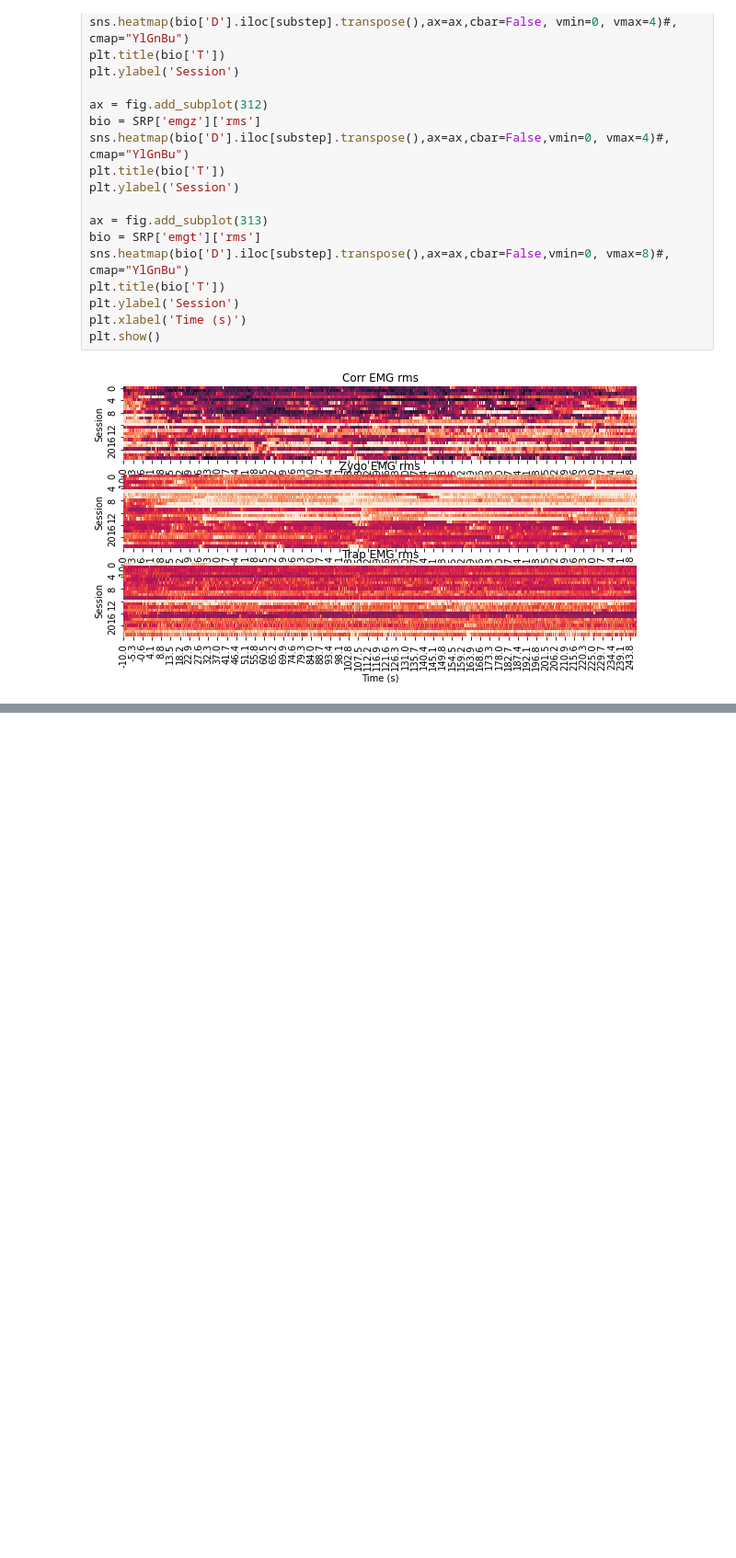
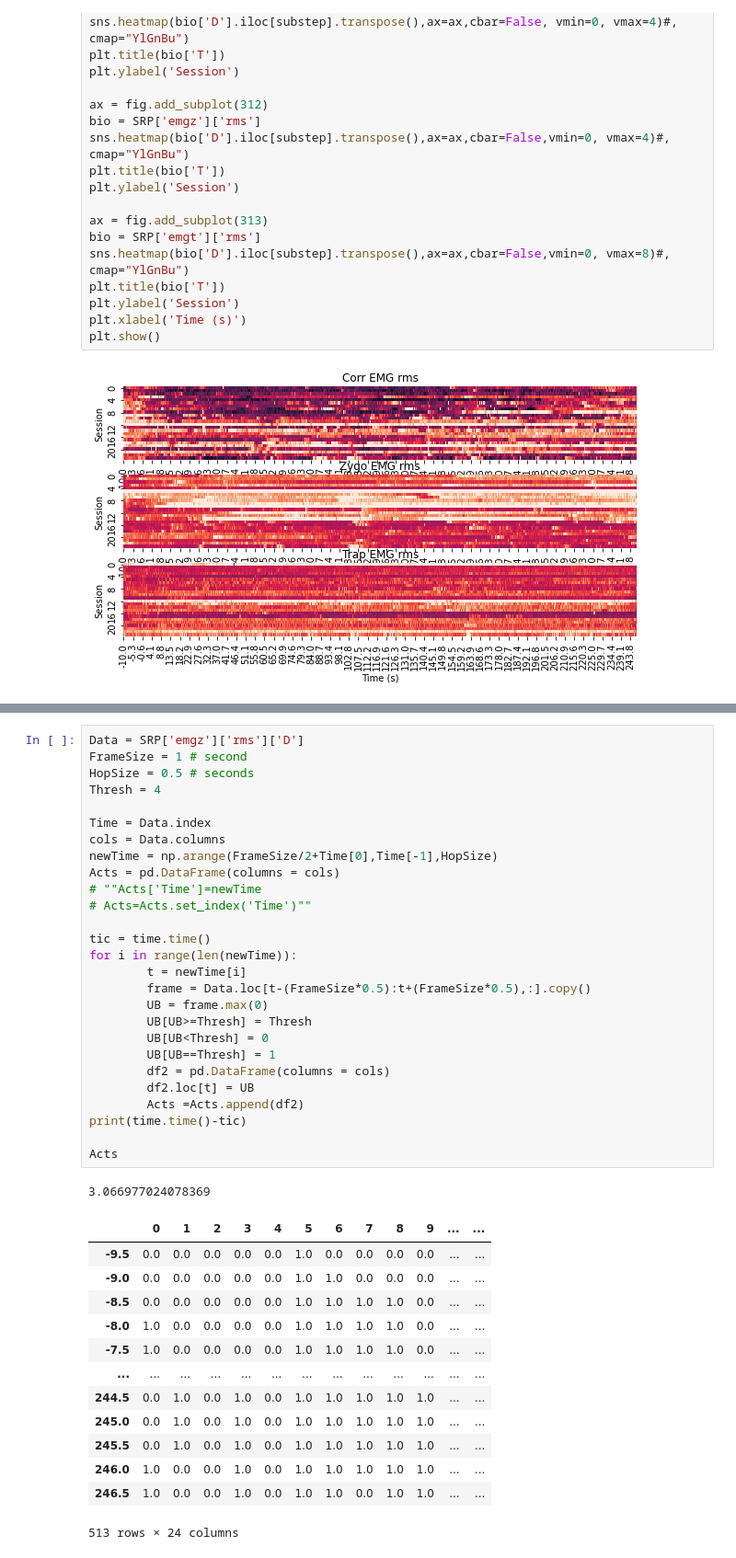
Before and after one commit to finn42/ActivityAnalysis_PythonConversion, a Jupyter notebook: LocalActivityTest_demo.ipynb, the cells around one changed output, grey strips where cells are left out. Shown at 92% size. Cells and saved outputs as stored; diff of their text form; blank space fills up the shorter version.

```diff
--- a/LocalActivityTest_demo.ipynb
+++ b/LocalActivityTest_demo.ipynb
@@ -175,0 +208,42 @@ plt.show()
+# %%
+Data = SRP['emgz']['rms']['D']
+FrameSize = 1 # second
+HopSize = 0.5 # seconds
+Thresh = 4
+
+Time = Data.index
+cols = Data.columns
+newTime = np.arange(FrameSize/2+Time[0],Time[-1],HopSize)
+Acts = pd.DataFrame(columns = cols)
+# ""Acts['Time']=newTime
+# Acts=Acts.set_index('Time')""
+
+tic = time.time()
+for i in range(len(newTime)):
+        t = newTime[i]
+        frame = Data.loc[t-(FrameSize*0.5):t+(FrameSize*0.5),:].copy()
+        UB = frame.max(0)
+        UB[UB>=Thresh] = Thresh
+        UB[UB<Thresh] = 0
+        UB[UB==Thresh] = 1
+        df2 = pd.DataFrame(columns = cols)
+        df2.loc[t] = UB
+        Acts =Acts.append(df2)
+print(time.time()-tic)
+
+Acts
+# %% [output]
+3.066977024078369
+|  | 0 | 1 | 2 | 3 | 4 | 5 | 6 | 7 | 8 | 9 | ... | ... |
+| -9.5 | 0.0 | 0.0 | 0.0 | 0.0 | 0.0 | 1.0 | 0.0 | 0.0 | 0.0 | 0.0 | ... | ... |
+| -9.0 | 0.0 | 0.0 | 0.0 | 0.0 | 0.0 | 1.0 | 1.0 | 0.0 | 0.0 | 0.0 | ... | ... |
+| -8.5 | 0.0 | 0.0 | 0.0 | 0.0 | 0.0 | 1.0 | 1.0 | 1.0 | 1.0 | 0.0 | ... | ... |
+| -8.0 | 1.0 | 0.0 | 0.0 | 0.0 | 0.0 | 1.0 | 1.0 | 1.0 | 1.0 | 0.0 | ... | ... |
+| -7.5 | 1.0 | 0.0 | 0.0 | 0.0 | 0.0 | 1.0 | 1.0 | 1.0 | 1.0 | 0.0 | ... | ... |
+| ... | ... | ... | ... | ... | ... | ... | ... | ... | ... | ... | ... | ... |
+| 244.5 | 0.0 | 1.0 | 0.0 | 1.0 | 0.0 | 1.0 | 1.0 | 1.0 | 1.0 | 1.0 | ... | ... |
+| 245.0 | 0.0 | 1.0 | 0.0 | 1.0 | 0.0 | 1.0 | 1.0 | 1.0 | 1.0 | 1.0 | ... | ... |
+| 245.5 | 0.0 | 1.0 | 0.0 | 1.0 | 0.0 | 1.0 | 1.0 | 1.0 | 1.0 | 1.0 | ... | ... |
+| 246.0 | 1.0 | 0.0 | 0.0 | 1.0 | 0.0 | 1.0 | 1.0 | 1.0 | 1.0 | 1.0 | ... | ... |
+| 246.5 | 1.0 | 0.0 | 0.0 | 1.0 | 0.0 | 1.0 | 1.0 | 0.0 | 1.0 | 1.0 | ... | ... |
+513 rows × 24 columns
```
Also changed, not shown: parts of 4 cells of this notebook, 1 other file.
